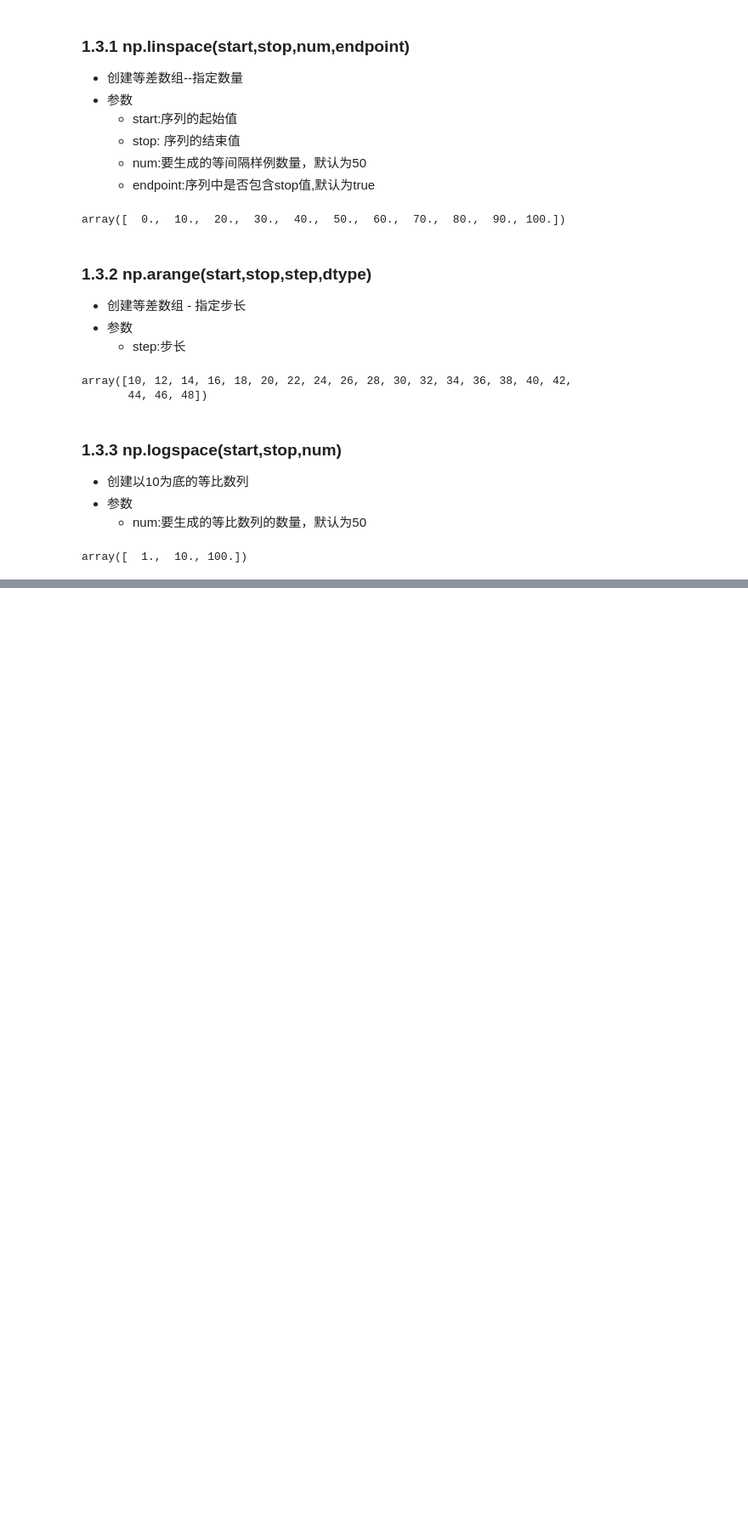
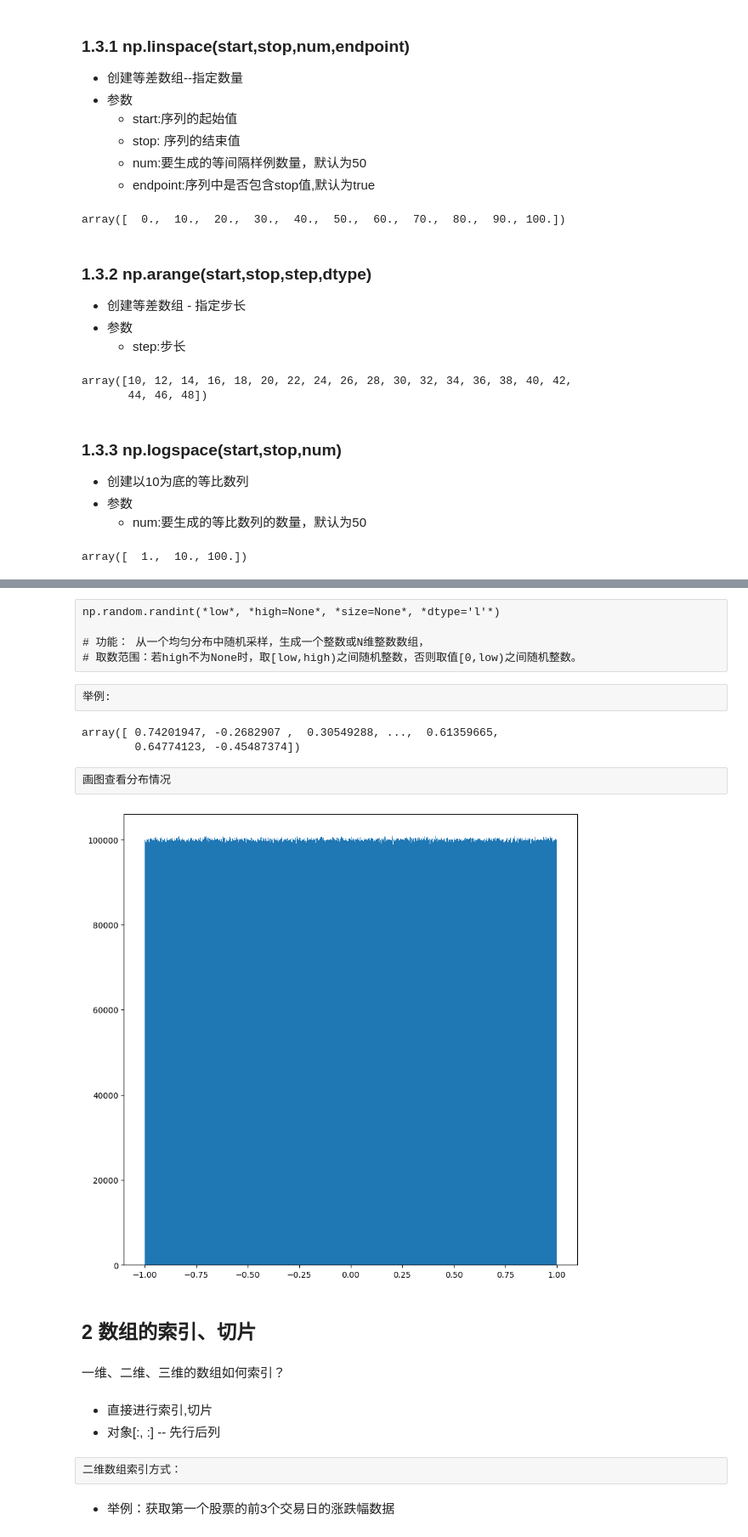
Before and after one commit to HaichengHao/machinelearnning, a Jupyter notebook: 02机器学习相关ipnb文件/02numpy相关/03基本操作.ipynb, the cells around one changed output, grey strips where cells are left out. Shown: that part at 85% size. Drawn from its saved outputs; the diff is of its cells as text; code cells hidden in the pictures; blank space fills up the shorter version.

```diff
--- a/02机器学习相关ipnb文件/02numpy相关/03基本操作.ipynb
+++ b/02机器学习相关ipnb文件/02numpy相关/03基本操作.ipynb
@@ -207,0 +326,7 @@ class ndarray(builtins.object)
+# %% [raw]
+np.random.randint(*low*, *high=None*, *size=None*, *dtype='l'*)
+
+# 功能： 从一个均匀分布中随机采样，生成一个整数或N维整数数组，
+# 取数范围：若high不为None时，取[low,high)之间随机整数，否则取值[0,low)之间随机整数。
+# %% [raw]
+举例:
@@ -207,0 +336,39 @@ class ndarray(builtins.object)
+# %%
+x2
+# %% [output]
+array([ 0.74201947, -0.2682907 ,  0.30549288, ...,  0.61359665,
+        0.64774123, -0.45487374])
+# %% [raw]
+画图查看分布情况
+# %%
+import matplotlib.pyplot as plt
+
+# 生成均匀分布的随机数
+x2 = np.random.uniform(-1, 1, 100000000)
+
+# 画图看分布状况
+# 1）创建画布
+plt.figure(figsize=(10, 10), dpi=100)
+
+# 2）绘制直方图
+plt.hist(x=x2, bins=1000)  # x代表要使用的数据，bins表示要划分区间数
+
+# 3）显示图像
+plt.show()
+# %% [output]
+[figure, added]
+# %% [markdown]
+<h2>2 数组的索引、切片</h2>
+# %% [markdown]
+<p>一维、二维、三维的数组如何索引？</p>
+# %% [markdown]
+<ul>
+    <li>直接进行索引,切片</li>
+    <li>对象[:, :] -- 先行后列</li>
+</ul>
+# %% [raw]
+二维数组索引方式：
+# %% [markdown]
+<ul>
+    <li>举例：获取第一个股票的前3个交易日的涨跌幅数据</li>
+</ul>
```
Also changed, not shown: parts of 85 cells of this notebook, 15 other files.
